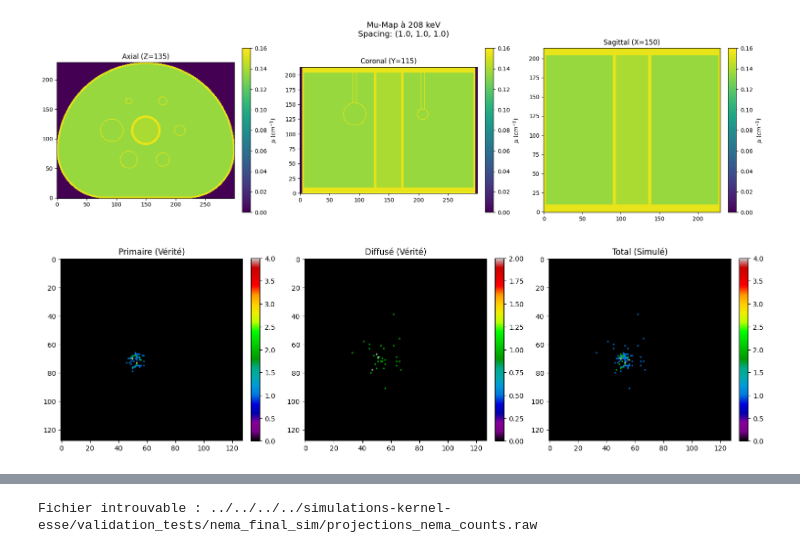
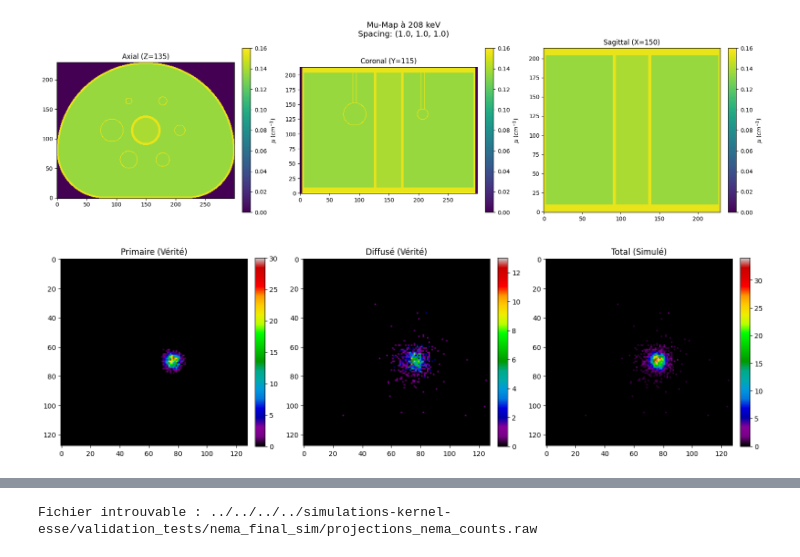
Before and after one commit to Nebulaaae/PyTomography, a Jupyter notebook: docs/source/notebooks/mc_esse_tew_comparison.ipynb, the cells around one changed output, grey strips where cells are left out. Cells and saved outputs as stored; diff of their text form; code cells hidden in the pictures.

```diff
--- a/docs/source/notebooks/mc_esse_tew_comparison.ipynb
+++ b/docs/source/notebooks/mc_esse_tew_comparison.ipynb
@@ -140,29 +141,29 @@ path = '../../../../simulations-kernel-esse/validation_tests/output_spect/'
 # %%
 def load_gate_projection(filename):
     img = sitk.ReadImage(filename)
     data = sitk.GetArrayFromImage(img)
     return torch.tensor(data.astype(np.float32))
 
 # Chargement des données
 proj_primary = load_gate_projection(path + config["filenames"]["primary"])
 proj_scatter = load_gate_projection(path + config["filenames"]["scatter"])
 proj_total = load_gate_projection(path + config["filenames"]["total"])
 
 # Affichage d'une projection (ex: angle 0)
-angle_idx = 30
+angle_idx = 5
 plt.figure(figsize=(15, 5))
 titles = ['Primaire (Vérité)', 'Diffusé (Vérité)', 'Total (Simulé)']
 projs = [proj_primary[angle_idx], proj_scatter[angle_idx], proj_total[angle_idx]]
 
 for i, (p, t) in enumerate(zip(projs, titles)):
     plt.subplot(1, 3, i+1)
     plt.title(t)
     plt.imshow(p.cpu(), cmap='nipy_spectral')
     plt.colorbar(fraction=0.046, pad=0.04)
 plt.tight_layout()
 plt.show()
 # %% [output]
-[figure, old version]
+[figure, new version]
 # %%
 def check_raw_integrity(filepath, shape=(20, 128, 128)):
     if not os.path.exists(filepath):
```
Also changed, not shown: parts of 18 cells of this notebook.
